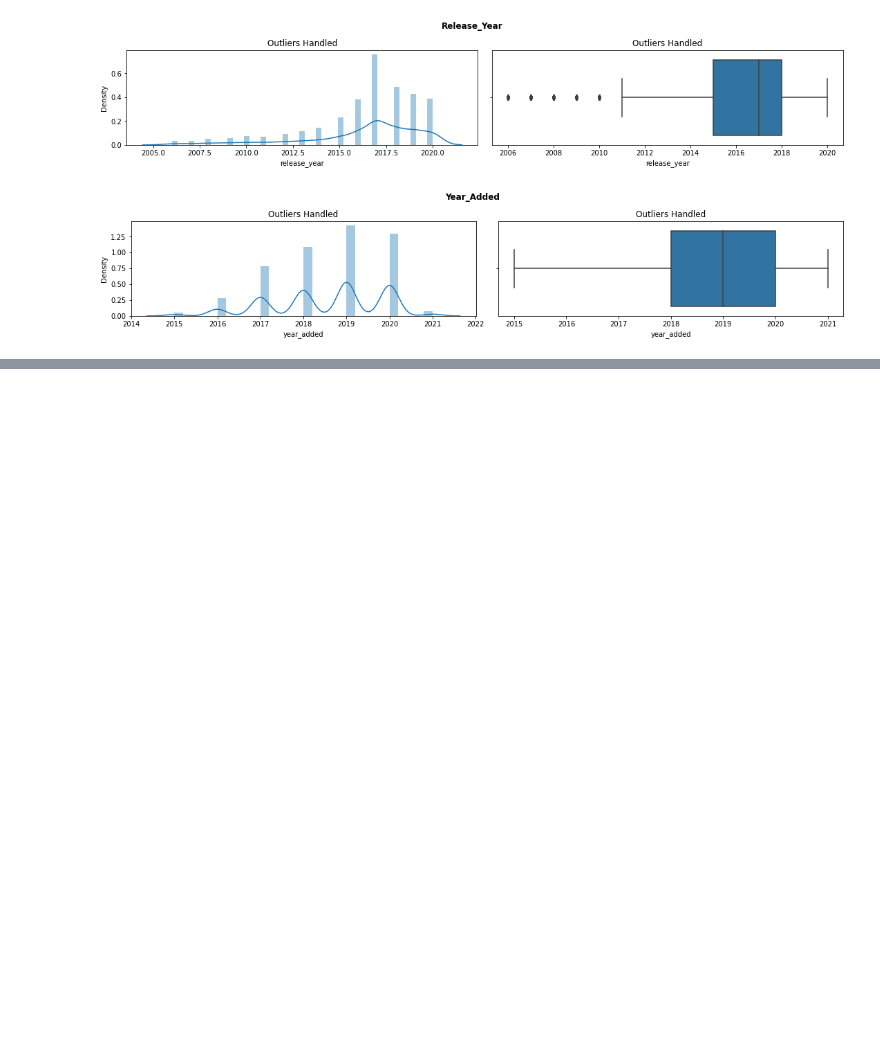
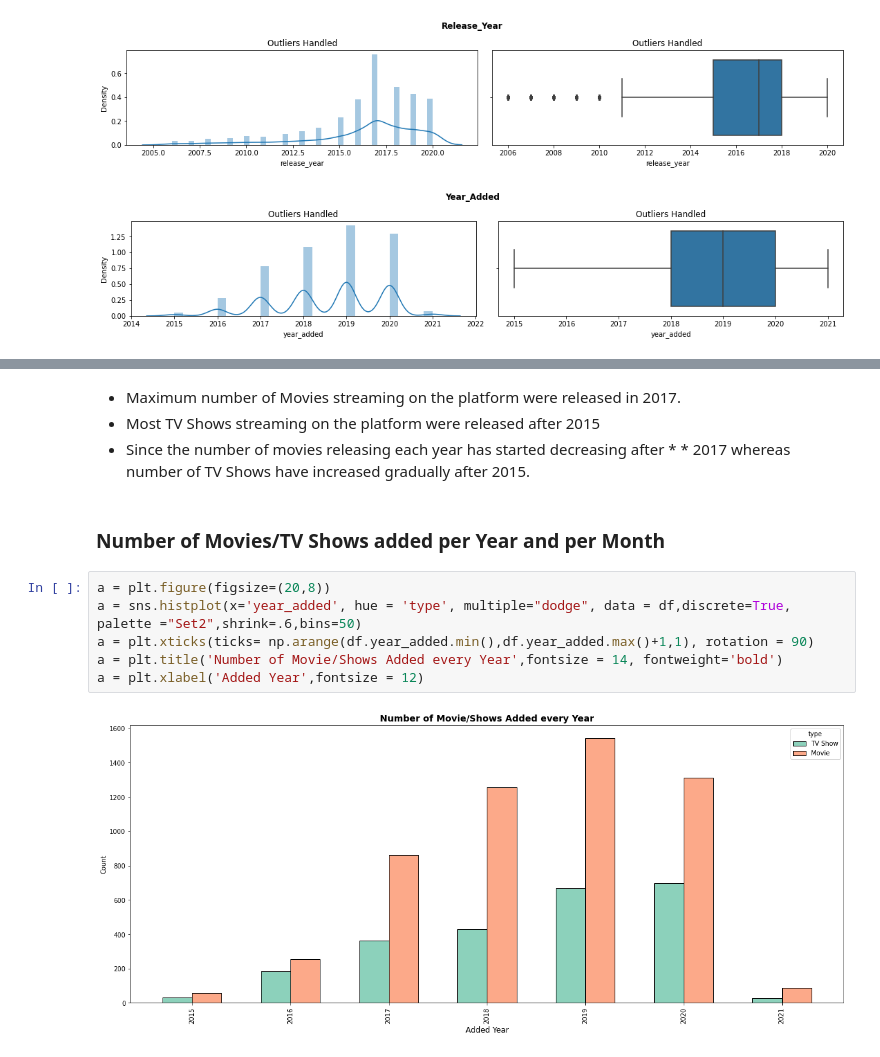
Before and after one commit to Amol2332/NETFLIX-MOVIES-AND-TV-SHOWS-CLUSTERING, a Jupyter notebook: netflix_clustering.ipynb, the cells around one changed output, grey strips where cells are left out. Saved outputs shown, nothing was run; the diff lists cells and outputs as text; blank space fills up the shorter version.

```diff
--- a/netflix_clustering.ipynb
+++ b/netflix_clustering.ipynb
@@ -272,0 +285,14 @@ for col in ['release_year','year_added']:
+# %% [markdown]
+* Maximum number of Movies streaming on the platform were released in 2017.
+* Most TV Shows streaming on the platform were released after 2015
+* Since the number of movies releasing each year has started decreasing after * * 2017 whereas number of TV Shows have increased gradually after 2015.
+# %% [markdown]
+### **Number of Movies/TV Shows added per Year and per Month**
+# %%
+a = plt.figure(figsize=(20,8))
+a = sns.histplot(x='year_added', hue = 'type', multiple="dodge", data = df,discrete=True, palette ="Set2",shrink=.6,bins=50)
+a = plt.xticks(ticks= np.arange(df.year_added.min(),df.year_added.max()+1,1), rotation = 90)
+a = plt.title('Number of Movie/Shows Added every Year',fontsize = 14, fontweight='bold')
+a = plt.xlabel('Added Year',fontsize = 12)
+# %% [output]
+[figure, added]
```
Also changed, not shown: parts of 36 cells of this notebook.
